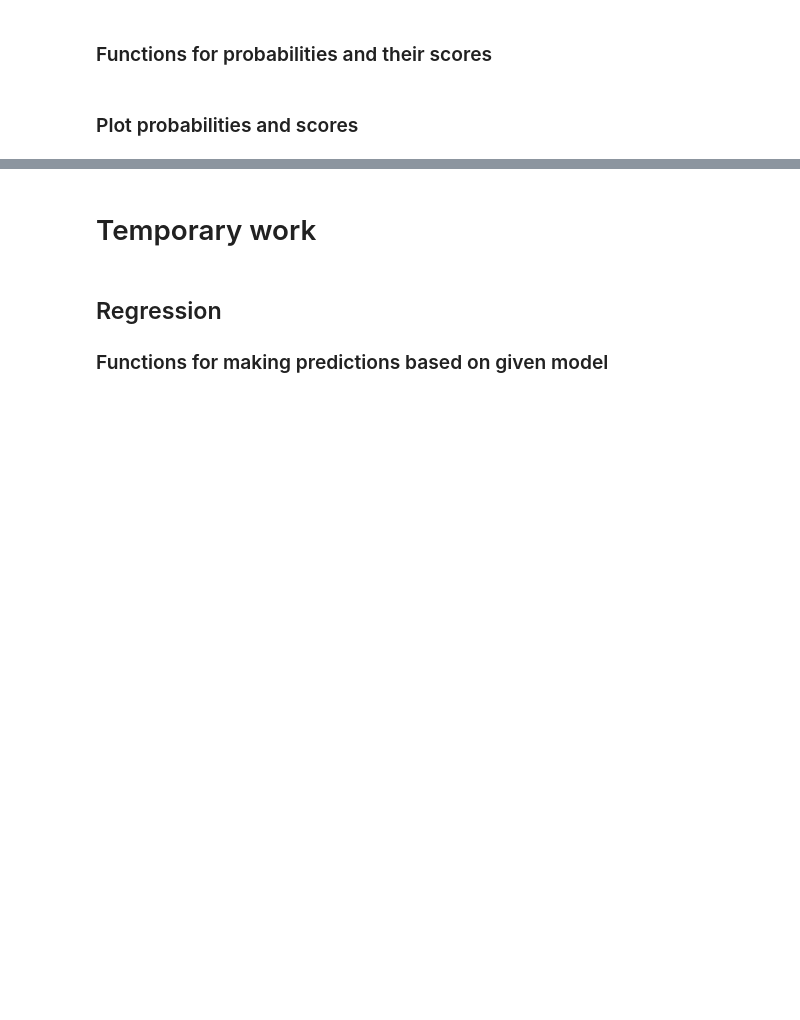
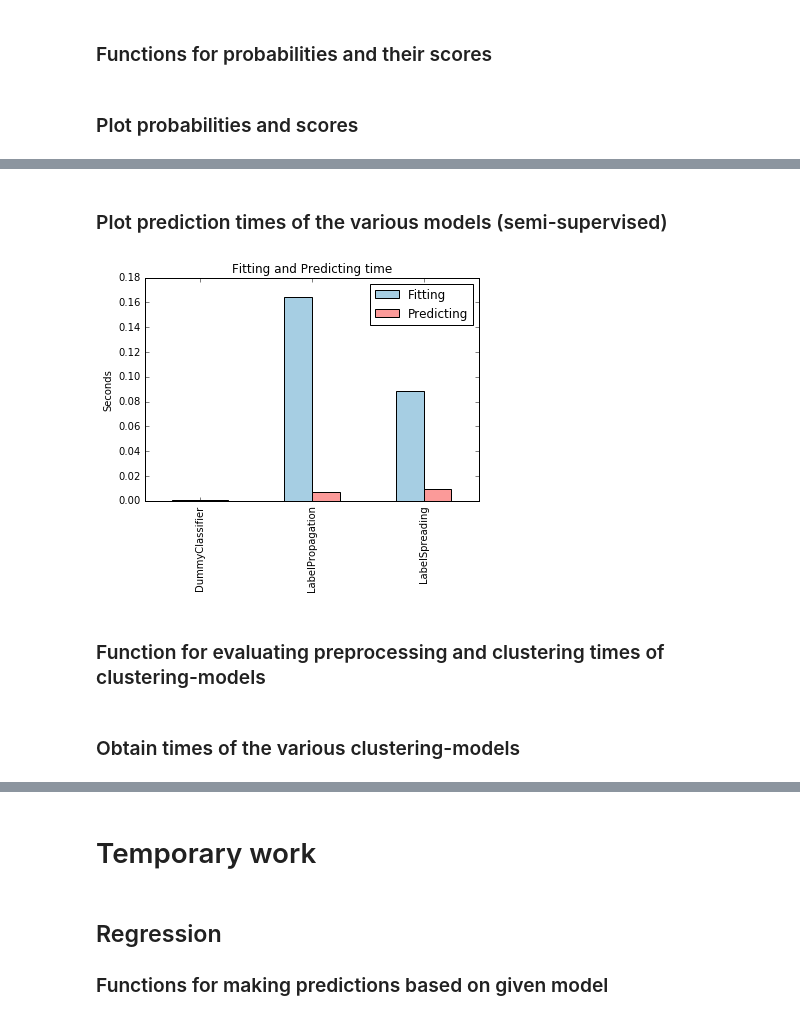
Before and after one commit to dangall/FullDataAnalysisPipeline, a Jupyter notebook: Predictions.ipynb, the cells around one changed output, grey strips where cells are left out. Saved outputs shown, nothing was run; the diff lists cells and outputs as text; code cells hidden in the pictures; blank space fills up the shorter version.

```diff
--- a/Predictions.ipynb
+++ b/Predictions.ipynb
@@ -1989,0 +2148,24 @@ if clusteringtype=="supervised" and predictiontype=="classification" and len(np.
+# %%
+#================================================================================================
+# FROM HERE ON IT'S AUTOMATIC
+
+if predictiontype=="classification":
+    semisupmodeltimescv, semisupallmodelnamescv = modelTimesCV(bestsemisupervclassifs, semisupervisedXypairs, withvoting=False)
+# %% [markdown]
+### Plot prediction times of the various models (semi-supervised)
+# %%
+#================================================================================================
+# USER INPUT!
+
+maxtime = None  # If you want to cap the histogram plots at a certain time
+                # (to avoid large times dwarfing the other histogram bars)
+
+#================================================================================================
+# FROM HERE ON IT'S AUTOMATIC
+
+if predictiontype=="classification":
+    plotTimes(semisupmodeltimescv, semisupallmodelnamescv, predictioncolname="Predicting", maxtime=maxtime)
+# %% [output]
+[figure, added]
+# %% [markdown]
+### Function for evaluating preprocessing and clustering times of clustering-models
@@ -1989,0 +2211,2 @@ if clusteringtype=="supervised" and predictiontype=="classification" and len(np.
+# %% [markdown]
+### Obtain times of the various clustering-models
```
Also changed, not shown: parts of 25 cells of this notebook.
